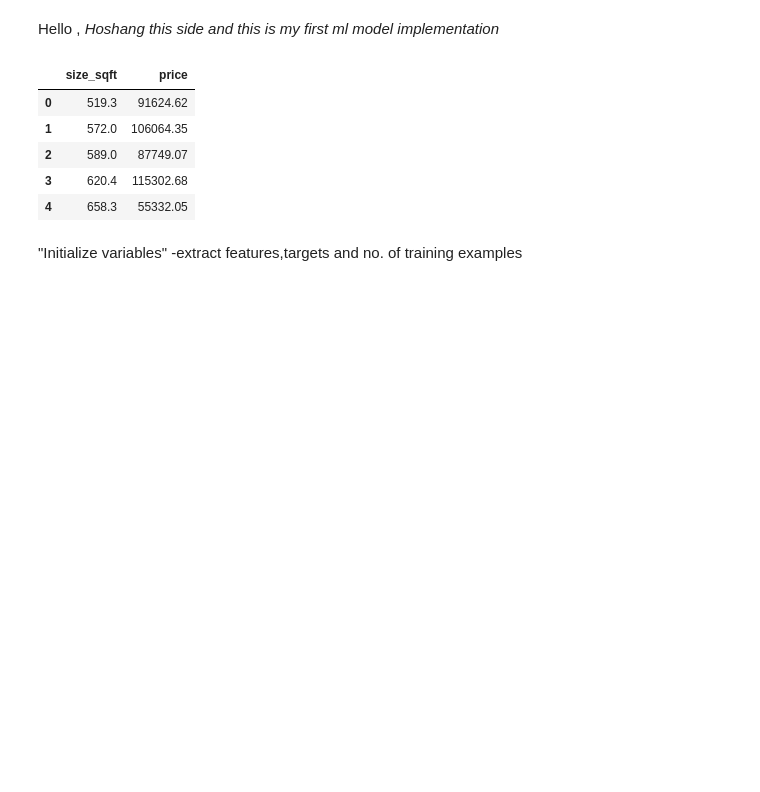
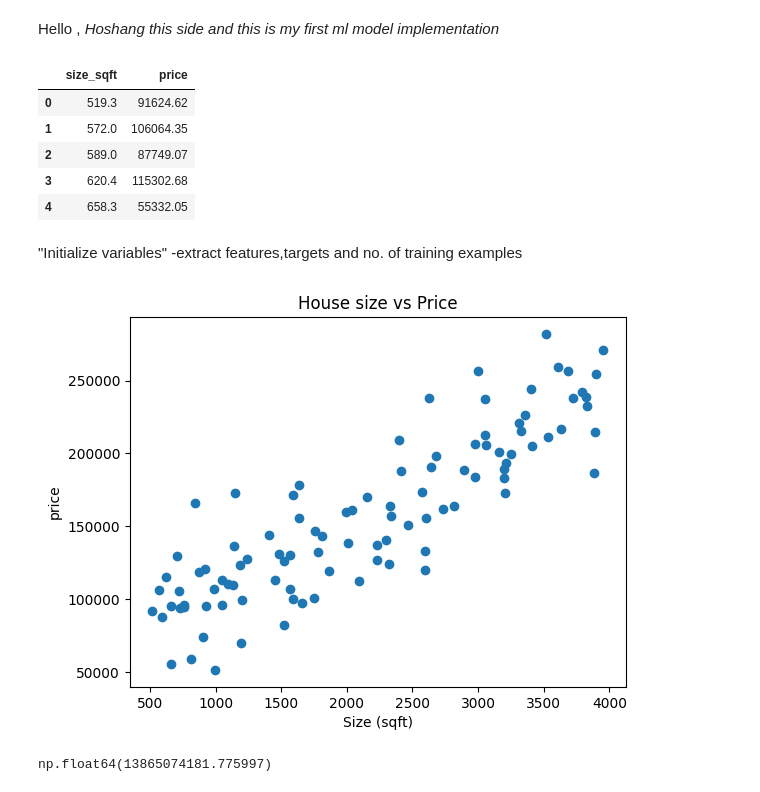
Before and after one commit to Hoshang-Warfade/ML-Practice, a Jupyter notebook: Linear Regression/Linear_Regression_First_Implemenation.ipynb, the cells around one changed output. Cells and saved outputs as stored; diff of their text form; code cells hidden in the pictures; blank space fills up the shorter version.

```diff
--- a/Linear Regression/Linear_Regression_First_Implemenation.ipynb
+++ b/Linear Regression/Linear_Regression_First_Implemenation.ipynb
@@ -21,3 +22,11 @@ data.head()
 X=data['size_sqft'].to_numpy()
 Y=data['price'].to_numpy()
 m=X.shape[0]
+# %%
+plt.scatter(X,Y)
+plt.xlabel('Size (sqft)')
+plt.ylabel('price')
+plt.title('House size vs Price')
+plt.show()
+# %% [output]
+[figure, added]
@@ -23,0 +41,4 @@ m=X.shape[0]
+# %%
+computecost(X,Y,0,0,m)
+# %% [output]
+np.float64(13865074181.775997)
```
Also changed, not shown: parts of 12 cells of this notebook.
